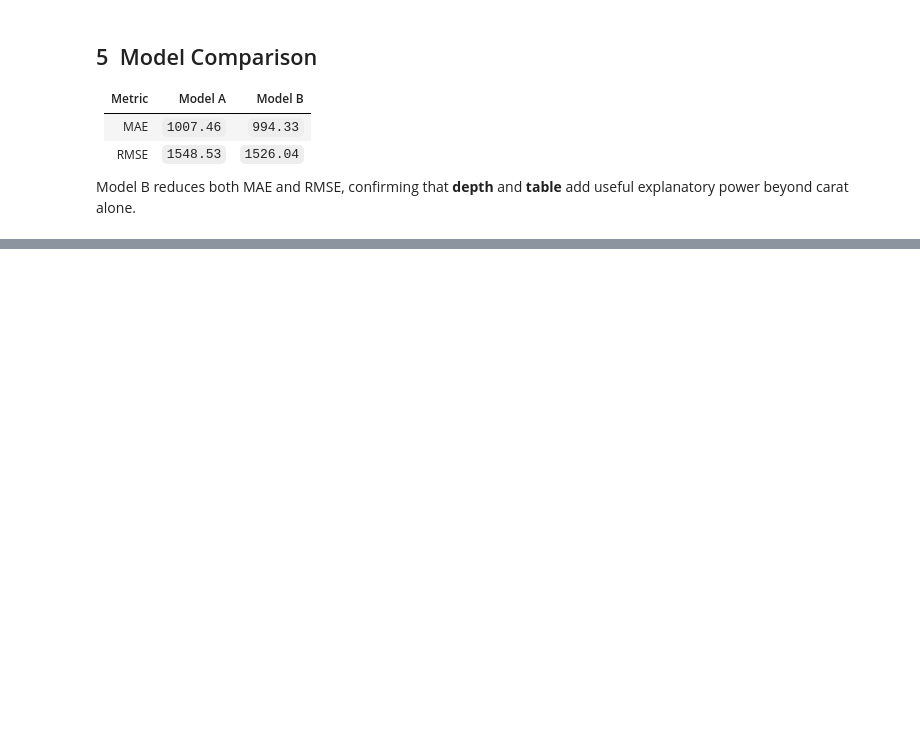
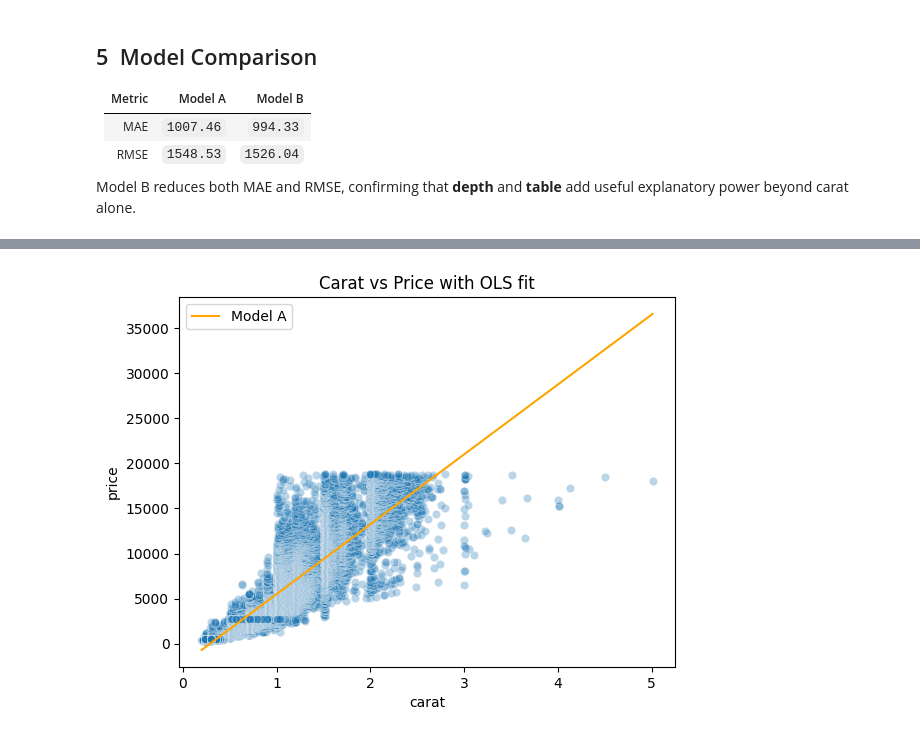
Before and after one commit to JulietOrnellas/diamonds-price-prediction, a Jupyter notebook: diamonds.ipynb, the cells around one changed output, grey strips where cells are left out. Cells and saved outputs as stored; diff of their text form; code cells hidden in the pictures; blank space fills up the shorter version.

```diff
--- a/diamonds.ipynb
+++ b/diamonds.ipynb
@@ -158,0 +205,9 @@ Model B reduces both MAE and RMSE, confirming that **depth** and
+# %%
+sns.scatterplot(data=dia, x="carat", y="price", alpha=0.3)
+x_vals = np.linspace(dia["carat"].min(), dia["carat"].max(), 100)
+plt.plot(x_vals, model_a.params[0] + model_a.params[1]*x_vals,
+         color="orange", label="Model A")
+plt.title("Carat vs Price with OLS fit")
+plt.legend(); plt.show()
+# %% [output]
+[figure, added]
```
Also changed, not shown: parts of 5 cells of this notebook, 1 other file.
